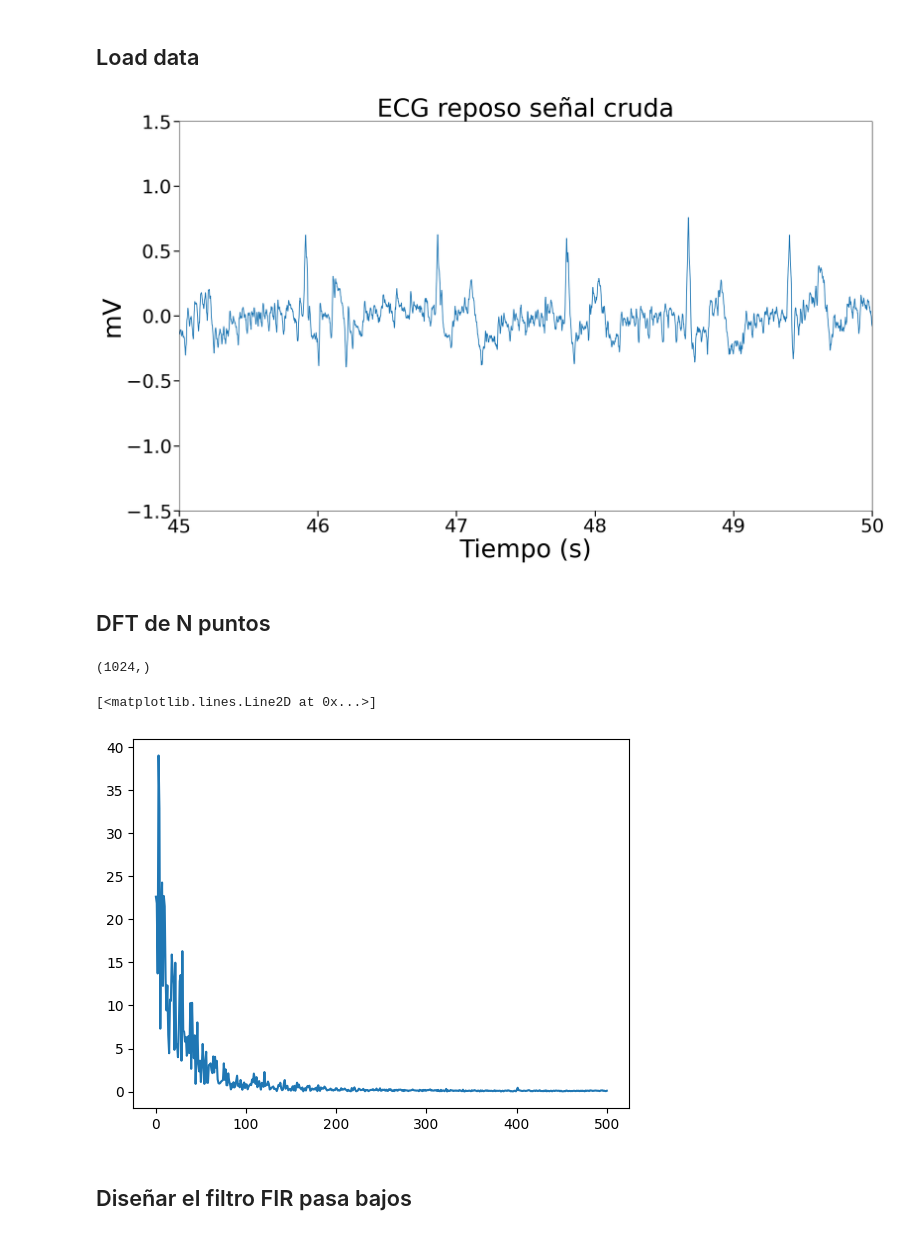
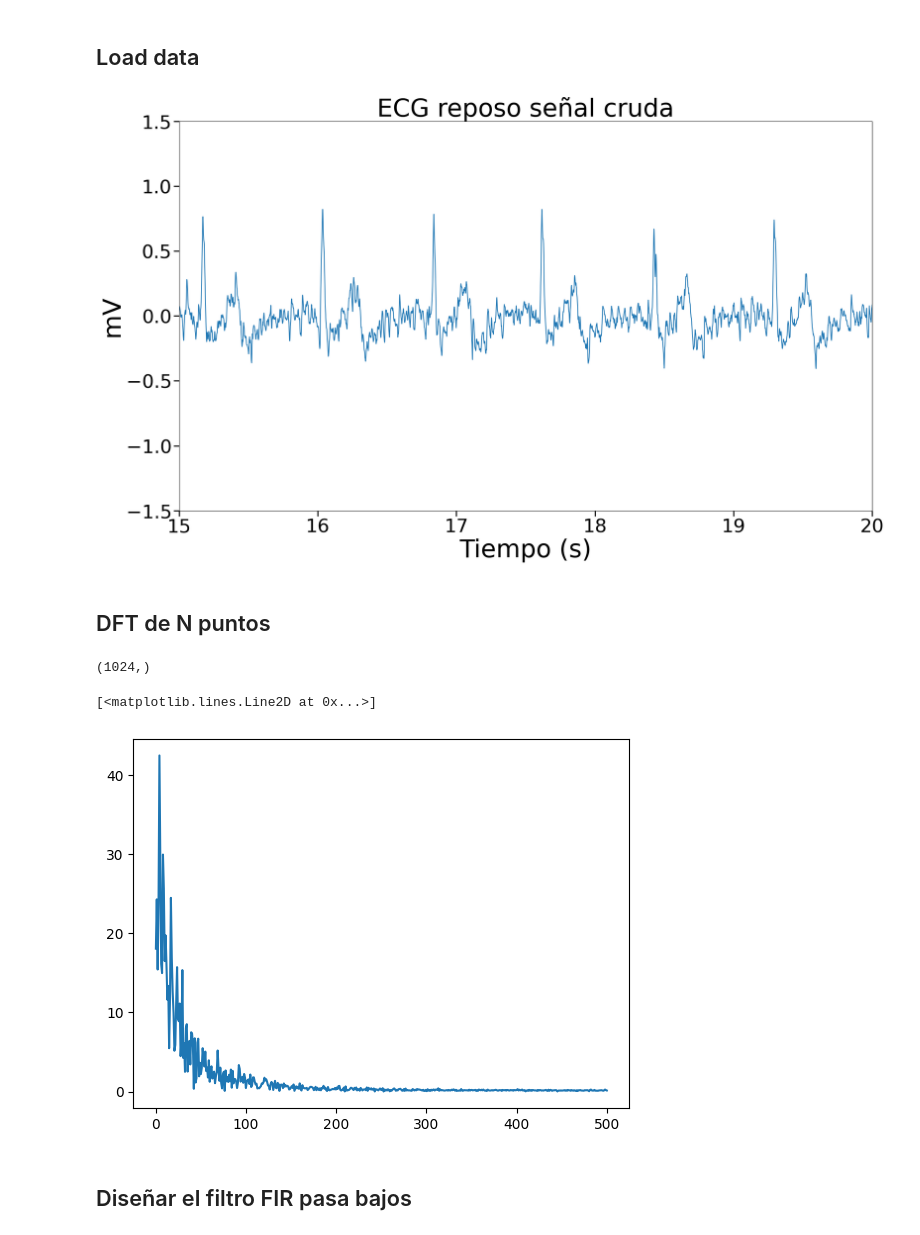
Before and after one commit to diego-taquiri/ECGMortalityPredictor, a Jupyter notebook: Documentación/Laboratorio 6/ECG_filtro_FIR.ipynb, the cells around one changed output. Saved outputs shown, nothing was run; the diff lists cells and outputs as text; code cells hidden in the pictures.

```diff
--- a/Documentación/Laboratorio 6/ECG_filtro_FIR.ipynb
+++ b/Documentación/Laboratorio 6/ECG_filtro_FIR.ipynb
@@ -11,28 +11,28 @@ from tqdm import tqdm
 ## Load data
 # %%
 data=np.loadtxt("./../Laboratorio 4/ecg_raw_data/reposo/opensignals_98D341FD4F0D_2024-04-19_12-34-17.txt",skiprows=3)
-x = data[:,5]/1024 *3.223 - 3.223/2 #De acuerdo a la cuantización de 3.223 mV a 1024 bits del manual de Bitalino
-time = np.arange(len(x))/1000
+data_mV = data[:,5]/1024 *3.223 - 3.223/2 #De acuerdo a la cuantización de 3.223 mV a 1024 bits del manual de Bitalino
+time = np.arange(len(data_mV))/1000
 plt.figure(figsize=(20,12))
 
-plt.plot(time,x)
+plt.plot(time,data_mV)
 
 plt.ylim(-1.5, 1.5)
-plt.xlim(45, 50)
+plt.xlim(15, 20)
 plt.tick_params(axis='both', which='major', labelsize=34, width=2, length=10)
 plt.xlabel('Tiempo (s)', fontsize=45)
 plt.ylabel('mV', fontsize=45)
 plt.title('ECG reposo señal cruda', fontsize=45)
 plt.tight_layout()
 
-plt.savefig("plots/ecg-ejercicio-reposo.png")
+plt.savefig("plots/ecg-reposo-cruda.png")
 # %% [output]
-[figure, old version]
+[figure, new version]
 # %% [markdown]
 ## DFT de N puntos
 # %%
 #Tomamos solo 5 segundos de la señal
-x=x[45000:50000]
+x=data_mV[15000:20000]
 
 #transformada de fourier FFT
 Fs = 1000 #frecuencia de muestreo
@@ -58,7 +58,7 @@ plt.plot(F,Xm)
 # %% [output]
 (1024,)
 [<matplotlib.lines.Line2D at 0x...>]
-[figure, old version]
+[figure, new version]
 # %% [markdown]
 ## Diseñar el filtro FIR pasa bajos
 # %%
```
Also changed, not shown: parts of 14 cells of this notebook, 5 other files.
